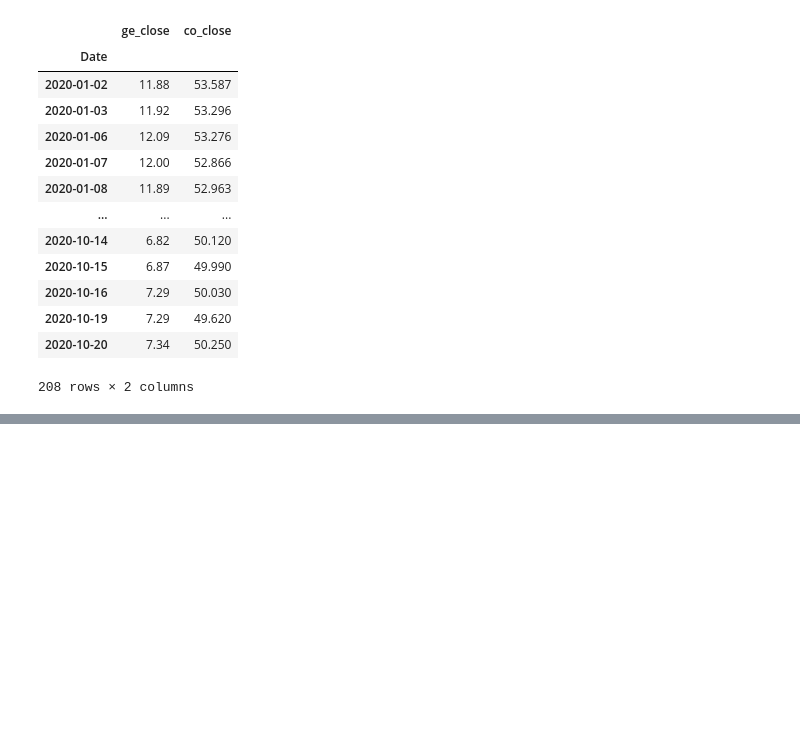
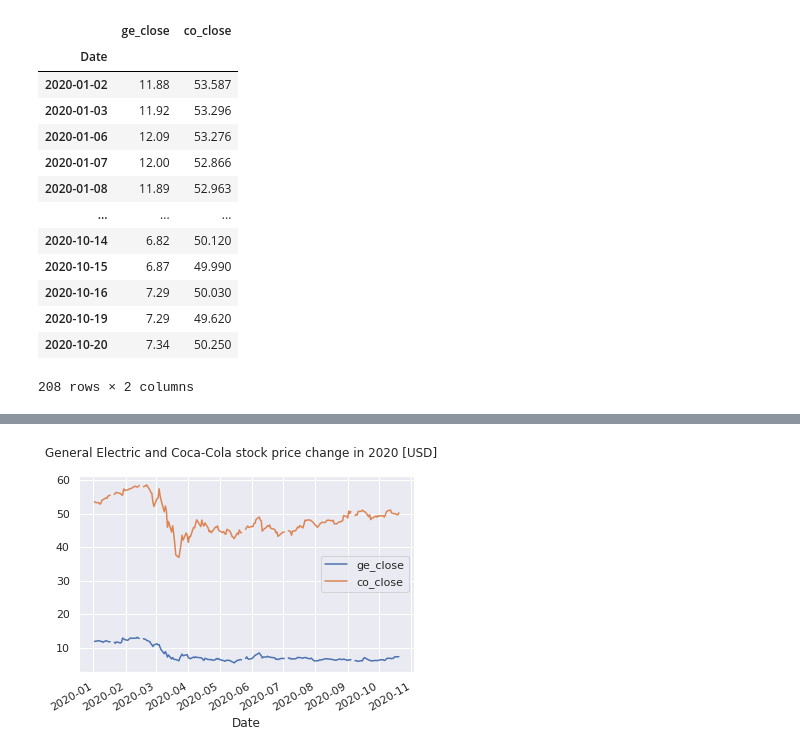
Before and after one commit to mietekdom/Data_Science_Cases, a Jupyter notebook: Stock_Market_All.ipynb, the cells around one changed output, grey strips where cells are left out. Drawn from its saved outputs; the diff is of its cells as text; code cells hidden in the pictures; blank space fills up the shorter version.

```diff
--- a/Stock_Market_All.ipynb
+++ b/Stock_Market_All.ipynb
@@ -143,0 +140,6 @@ _ = close_usd.plot()
+# %%
+
+_ = close_usd.plot()
+_ = plt.suptitle('General Electric and Coca-Cola stock price change in 2020 [USD]')
+# %% [output]
+[figure, added]
```
Also changed, not shown: parts of 3 cells of this notebook.
